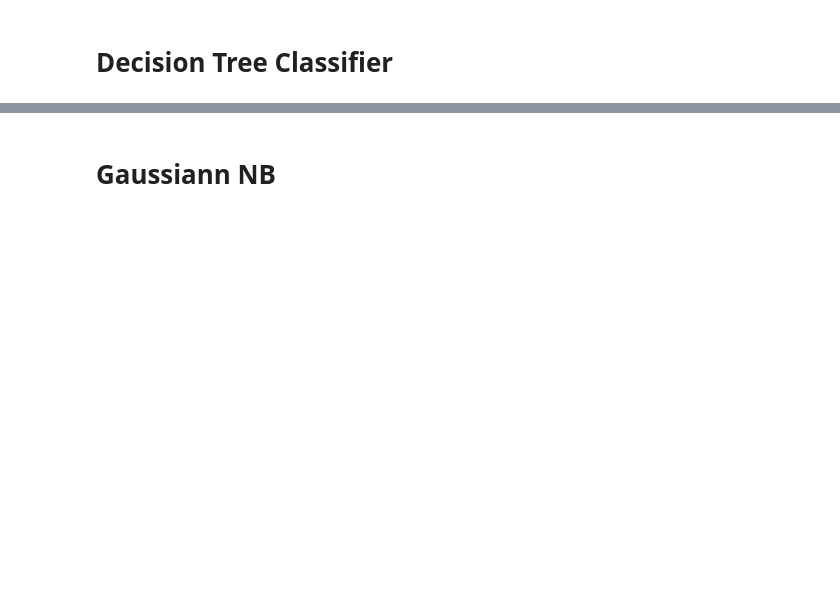
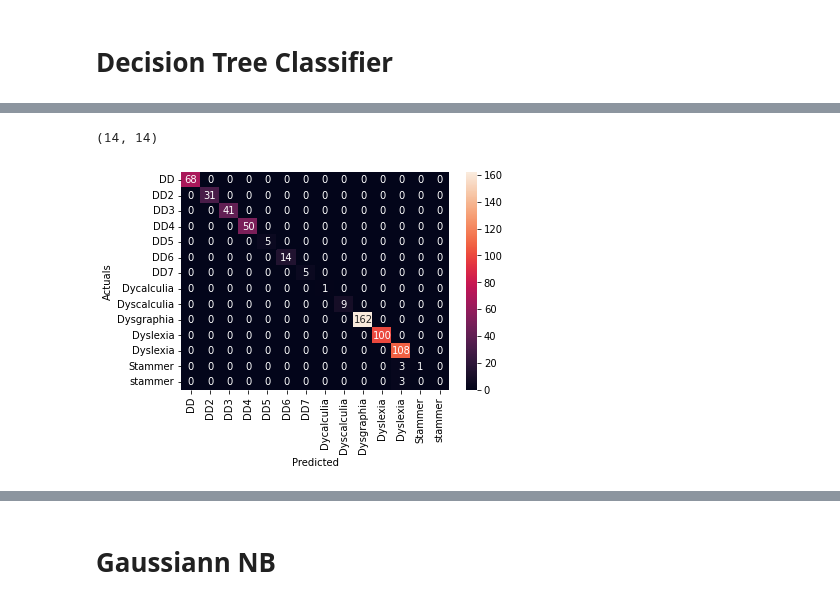
Before and after one commit to anujsaxena/Python, a Jupyter notebook: ML_TUT_4.ipynb, the cells around one changed output, grey strips where cells are left out. Cells and saved outputs as stored; diff of their text form; code cells hidden in the pictures; blank space fills up the shorter version.

```diff
--- a/ML_TUT_4.ipynb
+++ b/ML_TUT_4.ipynb
@@ -310,4 +321,15 @@ Confusion Matrix
 weighted avg       0.99      0.99      0.99       601
+# %%
+import seaborn as sns
+cm = confusion_matrix(test_y, predictions)
+print(cm.shape)
+LABELS = ['DD', 'DD2', 'DD3', 'DD4', 'DD5','DD6','DD7','Dycalculia','Dyscalculia','Dysgraphia','Dyslexia','Dyslexia','Stammer','stammer']
+sns.heatmap(cm, annot=True, xticklabels=LABELS, yticklabels=LABELS, fmt='g')
+xl = plt.xlabel("Predicted")
+yl = plt.ylabel("Actuals")
+# %% [output]
+(14, 14)
+[figure, added]
 # %%
 for i in range(0, len(predictions)):
         print("Feature :: {}  Class in :: {}".format(list(Y_validation)[i], predictions[i]))
```
Also changed, not shown: parts of 12 cells of this notebook.
